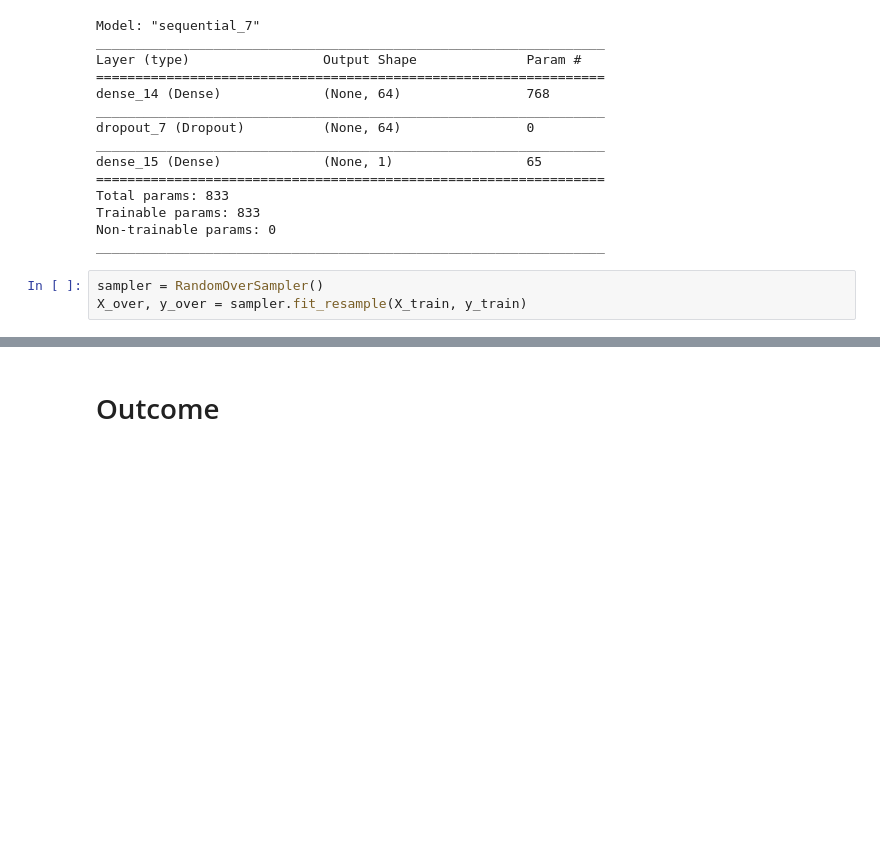
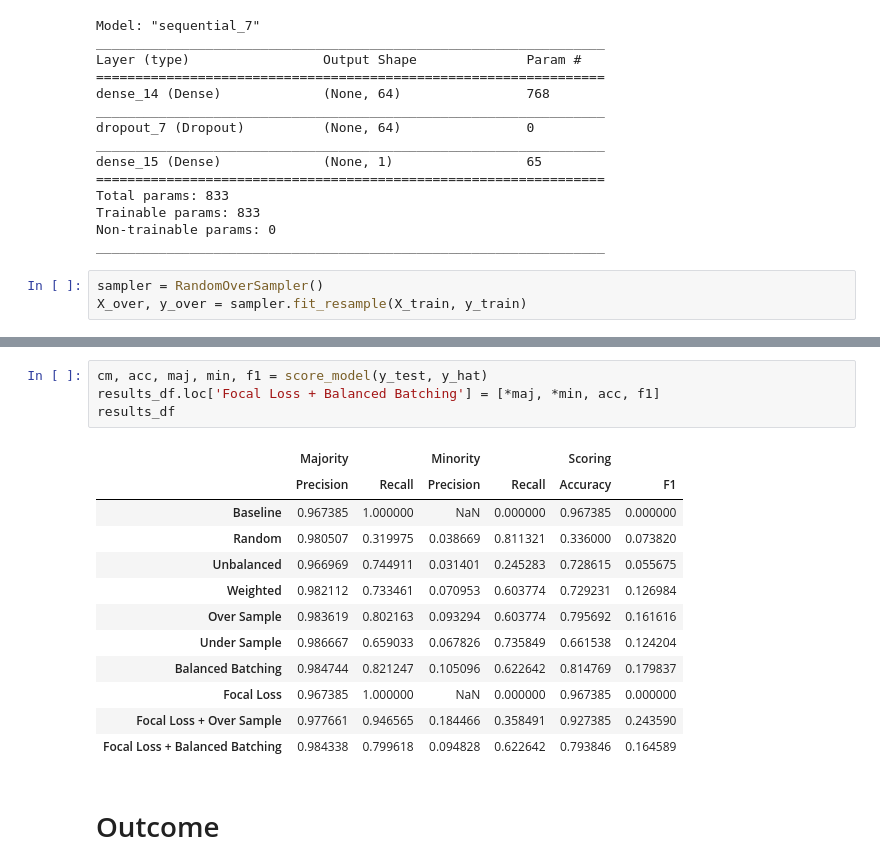
Before and after one commit to swilsonmfc/imbalanced, a Jupyter notebook: WineQuality.ipynb, the cells around one changed output, grey strips where cells are left out. Saved outputs shown, nothing was run; the diff lists cells and outputs as text; blank space fills up the shorter version.

```diff
--- a/WineQuality.ipynb
+++ b/WineQuality.ipynb
@@ -1040,3 +1113,20 @@ results_df
+# %%
+cm, acc, maj, min, f1 = score_model(y_test, y_hat)
+results_df.loc['Focal Loss + Balanced Batching'] = [*maj, *min, acc, f1]
+results_df
+# %% [output]
+|  | Majority |  | Minority |  | Scoring |  |
+|  | Precision | Recall | Precision | Recall | Accuracy | F1 |
+| Baseline | 0.967385 | 1.000000 | NaN | 0.000000 | 0.967385 | 0.000000 |
+| Random | 0.980507 | 0.319975 | 0.038669 | 0.811321 | 0.336000 | 0.073820 |
+| Unbalanced | 0.966969 | 0.744911 | 0.031401 | 0.245283 | 0.728615 | 0.055675 |
+| Weighted | 0.982112 | 0.733461 | 0.070953 | 0.603774 | 0.729231 | 0.126984 |
+| Over Sample | 0.983619 | 0.802163 | 0.093294 | 0.603774 | 0.795692 | 0.161616 |
+| Under Sample | 0.986667 | 0.659033 | 0.067826 | 0.735849 | 0.661538 | 0.124204 |
+| Balanced Batching | 0.984744 | 0.821247 | 0.105096 | 0.622642 | 0.814769 | 0.179837 |
+| Focal Loss | 0.967385 | 1.000000 | NaN | 0.000000 | 0.967385 | 0.000000 |
+| Focal Loss + Over Sample | 0.977661 | 0.946565 | 0.184466 | 0.358491 | 0.927385 | 0.243590 |
+| Focal Loss + Balanced Batching | 0.984338 | 0.799618 | 0.094828 | 0.622642 | 0.793846 | 0.164589 |
 # %% [markdown]
 # Outcome
 # %% [markdown]
```
Also changed, not shown: parts of 49 cells of this notebook.
